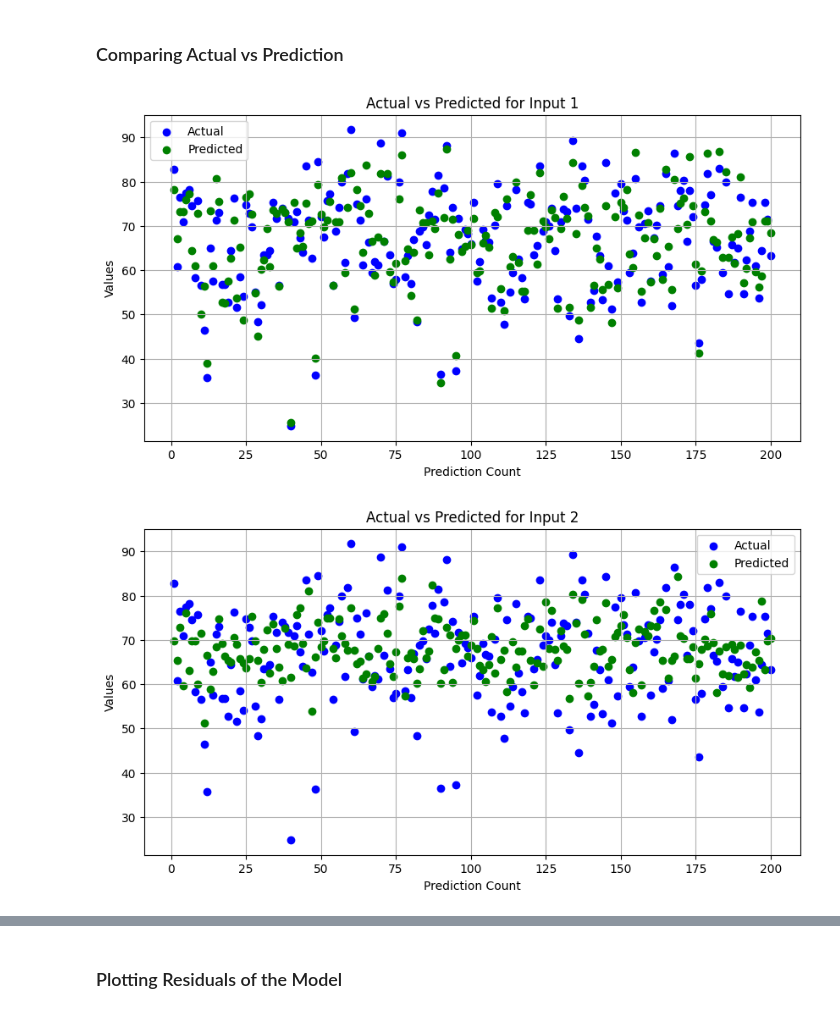
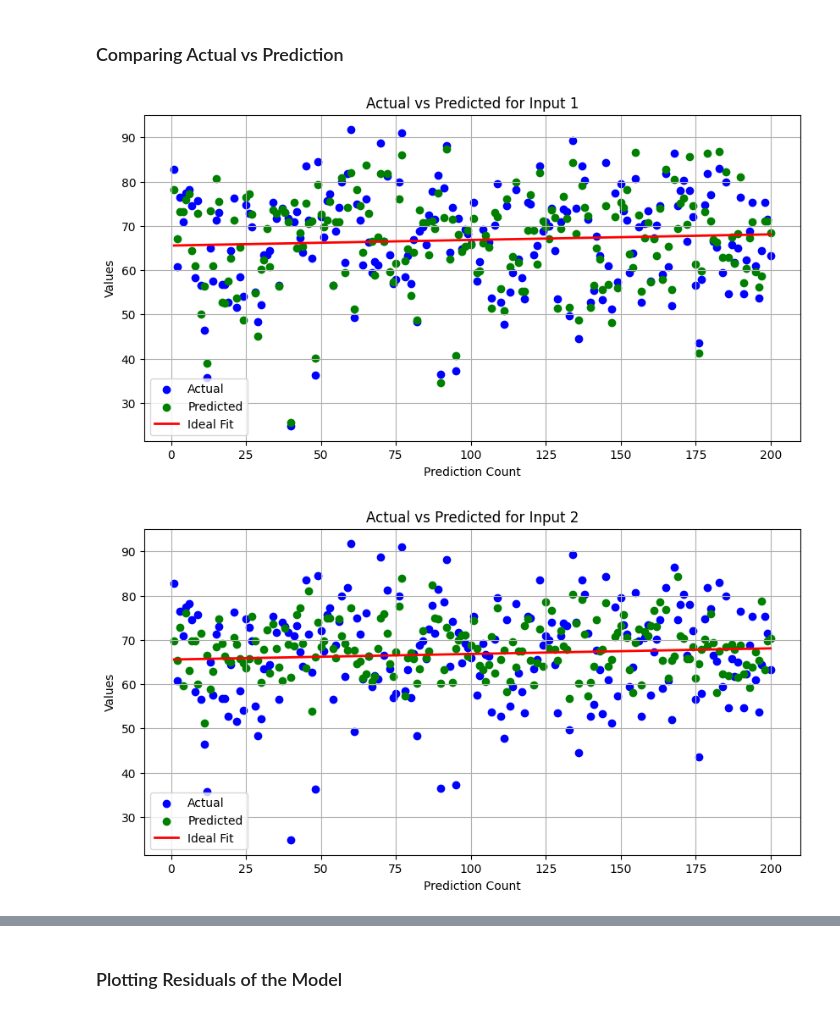
Before and after one commit to neyugndz/ML1, a Jupyter notebook: StudentPerformancePrediction.ipynb, the cells around one changed output, grey strips where cells are left out. Cells and saved outputs as stored; diff of their text form; code cells hidden in the pictures.

```diff
--- a/StudentPerformancePrediction.ipynb
+++ b/StudentPerformancePrediction.ipynb
@@ -435,24 +436,33 @@ Results for Input 2:
 # %%
 # Function to plot comparison of actual vs predicted values
 def plot_actual_vs_predicted(results):
     for key, value in results.items():
         actual = value['actual'].flatten()  # Flatten to convert to a 1D array
         predicted = value['predicted'].flatten()
         predictions_count = range(1, len(actual) + 1)
 
         # Plot actual vs predicted values
         plt.figure(figsize=(10, 5))
         plt.scatter(predictions_count, actual, label='Actual', color='blue')
         plt.scatter(predictions_count, predicted, label='Predicted', color='green')
-        plt.plot([min(predictions_count), max(predictions_count)], [min(actual), max(actual)], color='red', linewidth=2, label='Ideal Fit')
+
+        # Calculate the ideal fit line
+        fit = np.polyfit(predictions_count, actual, 1)
+        fit_fn = np.poly1d(fit)
+
+        # Plot the ideal fit line
+        plt.plot(predictions_count, fit_fn(predictions_count), color='red', linewidth=2, label='Ideal Fit')
+
         plt.xlabel('Prediction Count')
         plt.ylabel('Values')
         plt.title(f'Actual vs Predicted for {key}')
         plt.legend()
         plt.grid(True)
         plt.show()
 
+# Example usage
+# Ensure `results` is defined and contains actual and predicted values
 plot_actual_vs_predicted(results)
 # %% [output]
-[figure, old version]
+[figure, new version]
-[figure, old version]
+[figure, new version]
```
Also changed, not shown: parts of 3 cells of this notebook.
